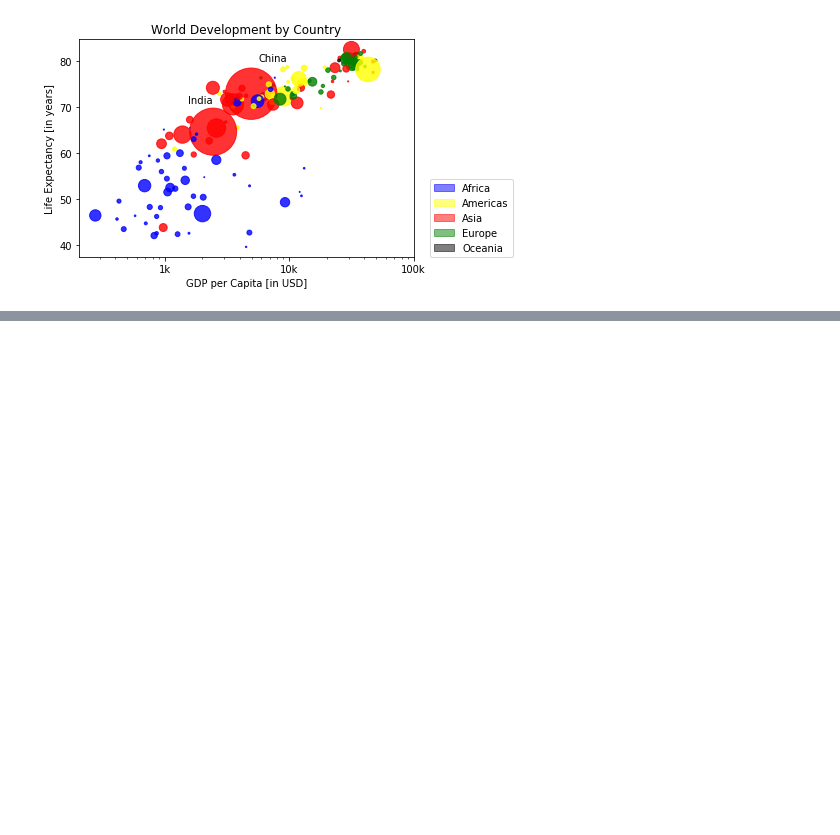
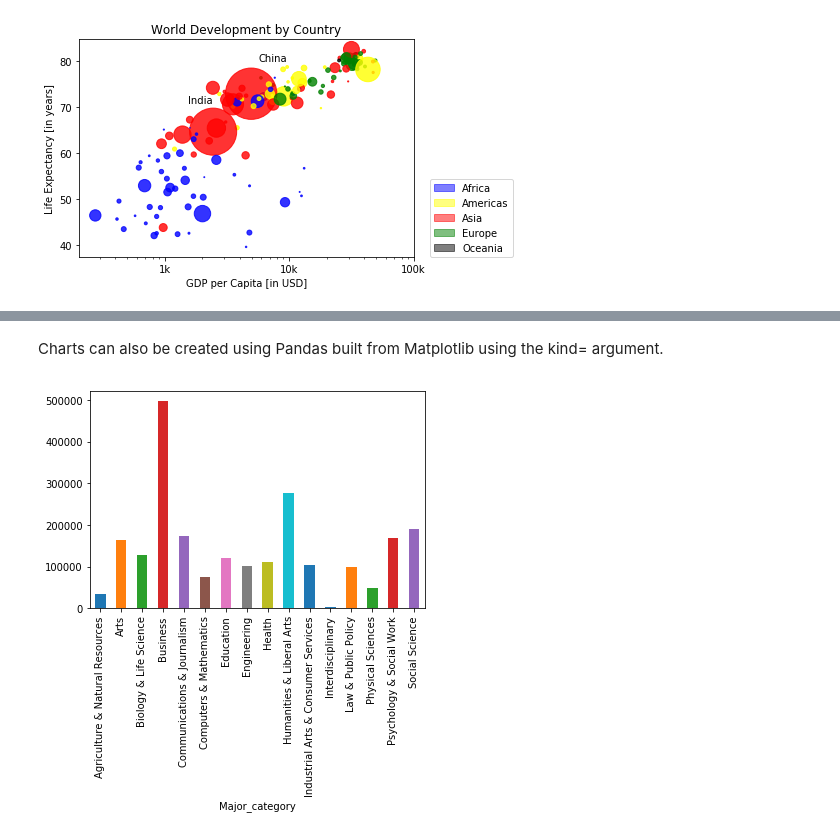
Before and after one commit to LRS4/Python-DataScience, a Jupyter notebook: Matplotlib.ipynb, the cells around one changed output, grey strips where cells are left out. Drawn from its saved outputs; the diff is of its cells as text; code cells hidden in the pictures; blank space fills up the shorter version.

```diff
--- a/Matplotlib.ipynb
+++ b/Matplotlib.ipynb
@@ -79,0 +101,9 @@ plt.show()
+# %% [markdown]
+Charts can also be created using Pandas built from Matplotlib using the kind= argument.
+# %%
+# lets understand which category has the most jobs which do not require a degree
+degree_nr = recent_grads.groupby(['Major_category'])['Non_college_jobs'].sum()
+degree_nr.plot(kind="bar")
+plt.show()
+# %% [output]
+[figure, added]
```
Also changed, not shown: parts of 3 cells of this notebook.
